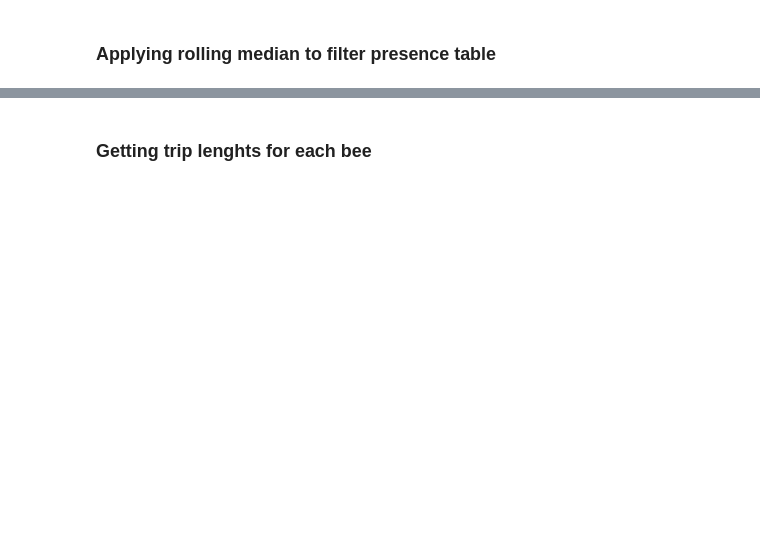
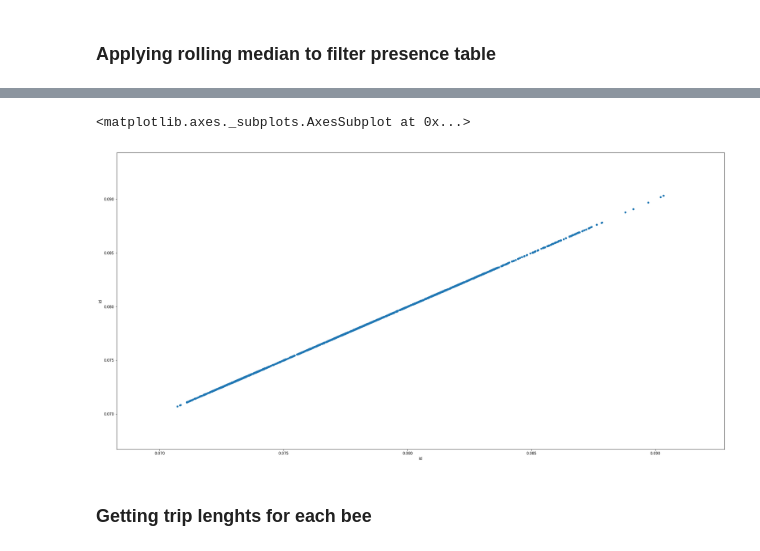
Before and after one commit to janek/Beesbook-life, a Jupyter notebook: Trips/TRIPS_MAIN_NOTEBOOK.ipynb, the cells around one changed output, grey strips where cells are left out. Drawn from its saved outputs; the diff is of its cells as text; code cells hidden in the pictures; blank space fills up the shorter version.

```diff
--- a/Trips/TRIPS_MAIN_NOTEBOOK.ipynb
+++ b/Trips/TRIPS_MAIN_NOTEBOOK.ipynb
@@ -168,3 +196,5 @@ rolled = presence_df_with_offset.rolling(window=rolling_window_size,center=True,
 
 #clean up to get rid of the NaNs
 rolled = rolled.iloc[:, num_nans_to_clean:-num_nans_to_clean]
+# %%
+num_intervals_per_day = int(rolled.shape[0]/num_days_to_process)
@@ -170,0 +208,5 @@ rolled = rolled.iloc[:, num_nans_to_clean:-num_nans_to_clean]
+# %%
+presence_combined = rolled.iloc[:num_intervals_per_day,:]
+for i in tqdm(range(2, num_days_to_process)):
+    presence_combined = presence_combined + rolled.iloc[(i-1)*num_intervals_per_day:i*num_intervals_per_day,:]
+presence_combined
@@ -170,0 +247,3 @@ rolled = rolled.iloc[:, num_nans_to_clean:-num_nans_to_clean]
+# %%
+pres_stat_df = (presence_combined.sum(axis=0) / int(rolled.shape[0])).to_frame()
+pres_stat_df.columns = ['id']
@@ -171,3 +271,8 @@ rolled = rolled.iloc[:, num_nans_to_clean:-num_nans_to_clean]
+# %%
+pres_stat_df.plot.scatter(figsize=(30,15), x=0,y=0)
+# %% [output]
+<matplotlib.axes._subplots.AxesSubplot at 0x...>
+[figure, added]
 # %% [markdown]
 ### Getting trip lenghts for each bee
 # %%
```
Also changed, not shown: parts of 22 cells of this notebook, 9 other files.
